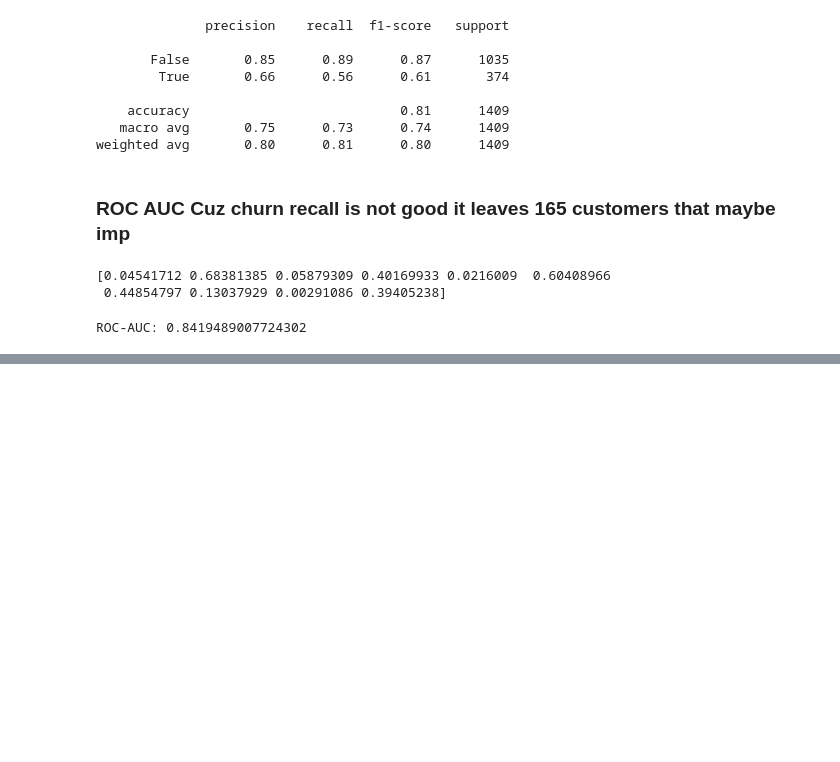
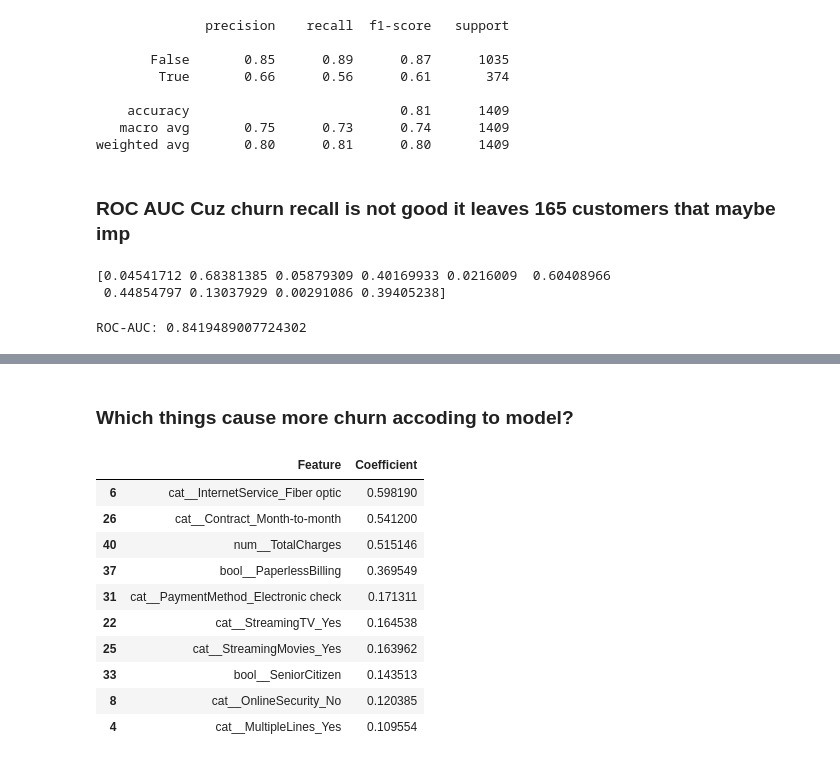
Before and after one commit to Fatima0313/telco-customer-churn-analysis, a Jupyter notebook: churn_Analysis.ipynb, the cells around one changed output, grey strips where cells are left out. Drawn from its saved outputs; the diff is of its cells as text; code cells hidden in the pictures; blank space fills up the shorter version.

```diff
--- a/churn_Analysis.ipynb
+++ b/churn_Analysis.ipynb
@@ -236,0 +262,26 @@ ROC-AUC: 0.8419489007724302
+# %% [markdown]
+
+### Which things cause more churn accoding to model?
+# %%
+feature_names = model.named_steps["preprocessor"].get_feature_names_out()
+
+coefficients = model.named_steps["classifier"].coef_[0]
+
+coef_df = pd.DataFrame({
+    "Feature": feature_names,
+    "Coefficient": coefficients
+})
+
+coef_df.sort_values("Coefficient", ascending=False).head(10)
+# %% [output]
+|  | Feature | Coefficient |
+| 6 | cat__InternetService_Fiber optic | 0.598190 |
+| 26 | cat__Contract_Month-to-month | 0.541200 |
+| 40 | num__TotalCharges | 0.515146 |
+| 37 | bool__PaperlessBilling | 0.369549 |
+| 31 | cat__PaymentMethod_Electronic check | 0.171311 |
+| 22 | cat__StreamingTV_Yes | 0.164538 |
+| 25 | cat__StreamingMovies_Yes | 0.163962 |
+| 33 | bool__SeniorCitizen | 0.143513 |
+| 8 | cat__OnlineSecurity_No | 0.120385 |
+| 4 | cat__MultipleLines_Yes | 0.109554 |
```
Also changed, not shown: parts of 33 cells of this notebook.
